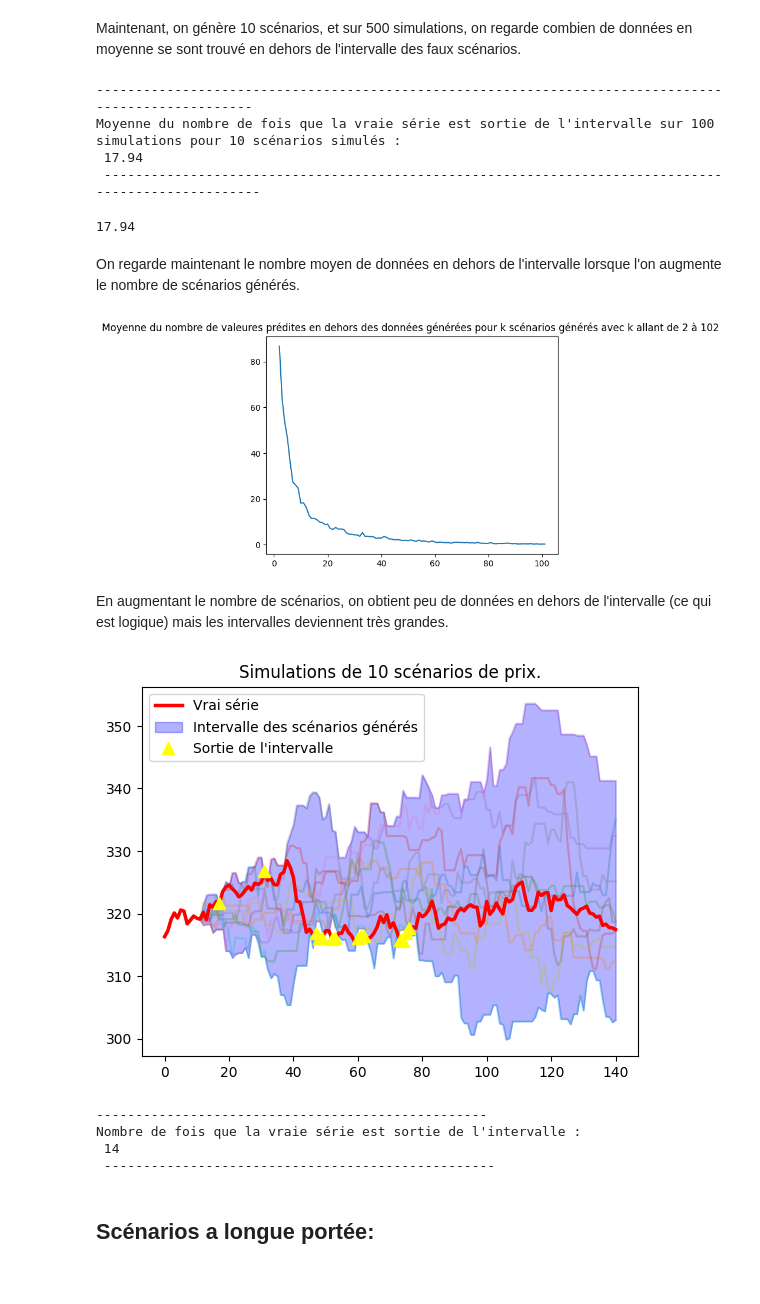
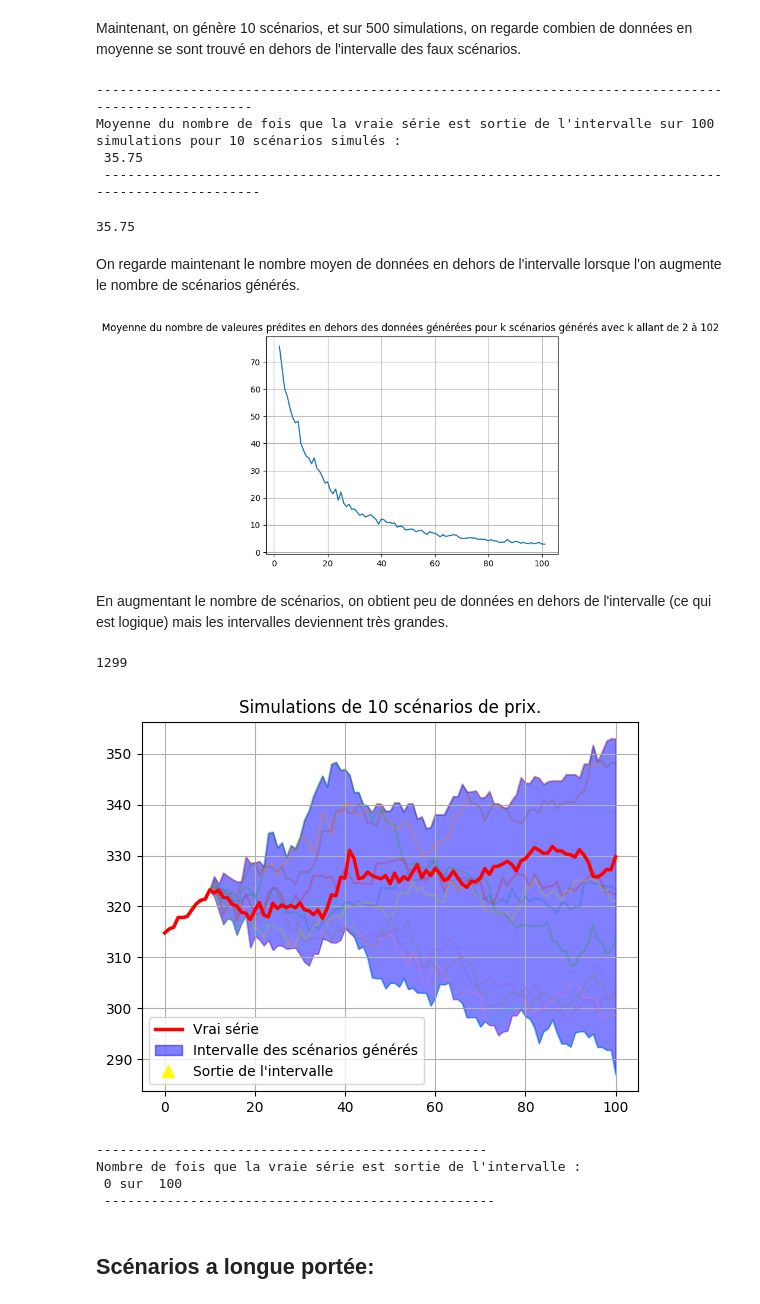
Before and after one commit to QMoayedpour/statapp-hsbc, a Jupyter notebook: gan_cnn.ipynb, the cells around one changed output. Drawn from its saved outputs; the diff is of its cells as text; code cells hidden in the pictures.

```diff
--- a/gan_cnn.ipynb
+++ b/gan_cnn.ipynb
@@ -45,10 +45,10 @@ où:
 * $\lambda$ est un paramètre pour contrôler l'importance relative qu'on porte sur la moyenne ou la variance (défaut à 1.5)
 # %%
 latent_dim = 20 # Dimension du "bruit" d'entrée
-ts_dim = 150 # Dimension de sortie
+ts_dim = 110 # Dimension de sortie
 conditional = 10 # Dimension de la partie "commune"
 
-generator = Generator(latent_dim=latent_dim, ts_dim=ts_dim,condition=conditional)
+generator = Generator(latent_dim=latent_dim, ts_dim=ts_dim,condition=conditional, dropout_prob=0.2, hidden = 64)
 discriminator = Discriminator(ts_dim=ts_dim)
 lr_a = 1e-5
 lr_b = 1e-5
@@ -63,8 +63,10 @@ epochs = 100
 batch_size = 128*2
 use_cuda = torch.cuda.is_available()
 scorepath = './model'
-print(use_cuda)
+print("Utilisation du Gpu :",use_cuda)
 
-train = gen_model(y, generator, discriminator, G_opt, D_opt, batch_size, scorepath, ts_dim, latent_dim, D_scheduler, G_scheduler, conditional=conditional,use_cuda=use_cuda, _lambda=1.5)
+print("Nombre de paramètres à entrainer : ", sum(p.numel() for p in generator.parameters() if p.requires_grad))
+
+train = gen_model(y, generator, discriminator, G_opt, D_opt, batch_size, scorepath, ts_dim, latent_dim, D_scheduler, G_scheduler, conditional=conditional,use_cuda=use_cuda, _lambda=3)
 train.train_model(epochs=epochs)
 # %% [output]
@@ -72,2 +74,0 @@ False
-# %%
-train.G.load_state_dict(torch.load('./model/gen_epoch98.pt'))
@@ -144,12 +183,12 @@ Nombre de fois que la vraie série est sortie de l'intervalle :
 # %% [markdown]
 Maintenant, on génère 10 scénarios, et sur 500 simulations, on regarde combien de données en moyenne se sont trouvé en dehors de l'intervalle des faux scénarios.
 # %%
-evaluate_fake_scenario(y[200:],true_y[200:],train, amplifier = 1,num = 10,reducer=2.2, n=100,no_print=False)
+evaluate_fake_scenario(y[200:],true_y[200:],train, amplifier = 1,num = 10,reducer=4, n=100,no_print=False)
 # %% [output]
 ----------------------------------------------------------------------------------------------------
 Moyenne du nombre de fois que la vraie série est sortie de l'intervalle sur 100 simulations pour 10 scénarios simulés :
- 17.94
+ 35.75
  ----------------------------------------------------------------------------------------------------
-17.94
+35.75
 # %% [markdown]
 On regarde maintenant le nombre moyen de données en dehors de l'intervalle lorsque l'on augmente le nombre de scénarios générés.
@@ -160,22 +195,31 @@ for k in trange(100):
 # %%
+list_val=[]
+pb = trange(100)
+for k in pb:
+    score = evaluate_fake_scenario(y[200:],true_y[200:],train, amplifier = 1,num = k+2,reducer=4, n=200, no_print=True)
+    pb.set_description(f"Nombre d'erreur moyenne pour {k+2} scénarios : {score}/{train.ts_dim-10}")
+    list_val.append(score)
 indices = range(2, len(list_val) + 2)
 
 plt.plot(indices, list_val)
 plt.title(f"Moyenne du nombre de valeures prédites en dehors des données générées pour k scénarios générés avec k allant de 2 à {len(list_val) + 2} ")
+plt.grid(True)
 plt.show()
 # %% [output]
-[figure, old version]
+[figure, new version]
 # %% [markdown]
 En augmentant le nombre de scénarios, on obtient peu de données en dehors de l'intervalle (ce qui est logique) mais les intervalles deviennent très grandes.
 # %%
 start = random.randint(0, 2000)
-generate_fake_scenario(y[start:],true_y[start:],train, amplifier = 1,num =10,reducer=2.2)
+print(start)
+generate_fake_scenario(y[start:],true_y[start:],train, amplifier = 1,num =10,reducer=2.5)
 # %% [output]
+1299
-[figure, old version]
+[figure, new version]
---------------------------------------------------
-Nombre de fois que la vraie série est sortie de l'intervalle :
- 14
- --------------------------------------------------
+--------------------------------------------------
+Nombre de fois que la vraie série est sortie de l'intervalle :
+ 0 sur  100
+ --------------------------------------------------
 # %% [markdown]
 ## Scénarios a longue portée:
 # %%
```
Also changed, not shown: parts of 14 cells of this notebook, 2 other files.
